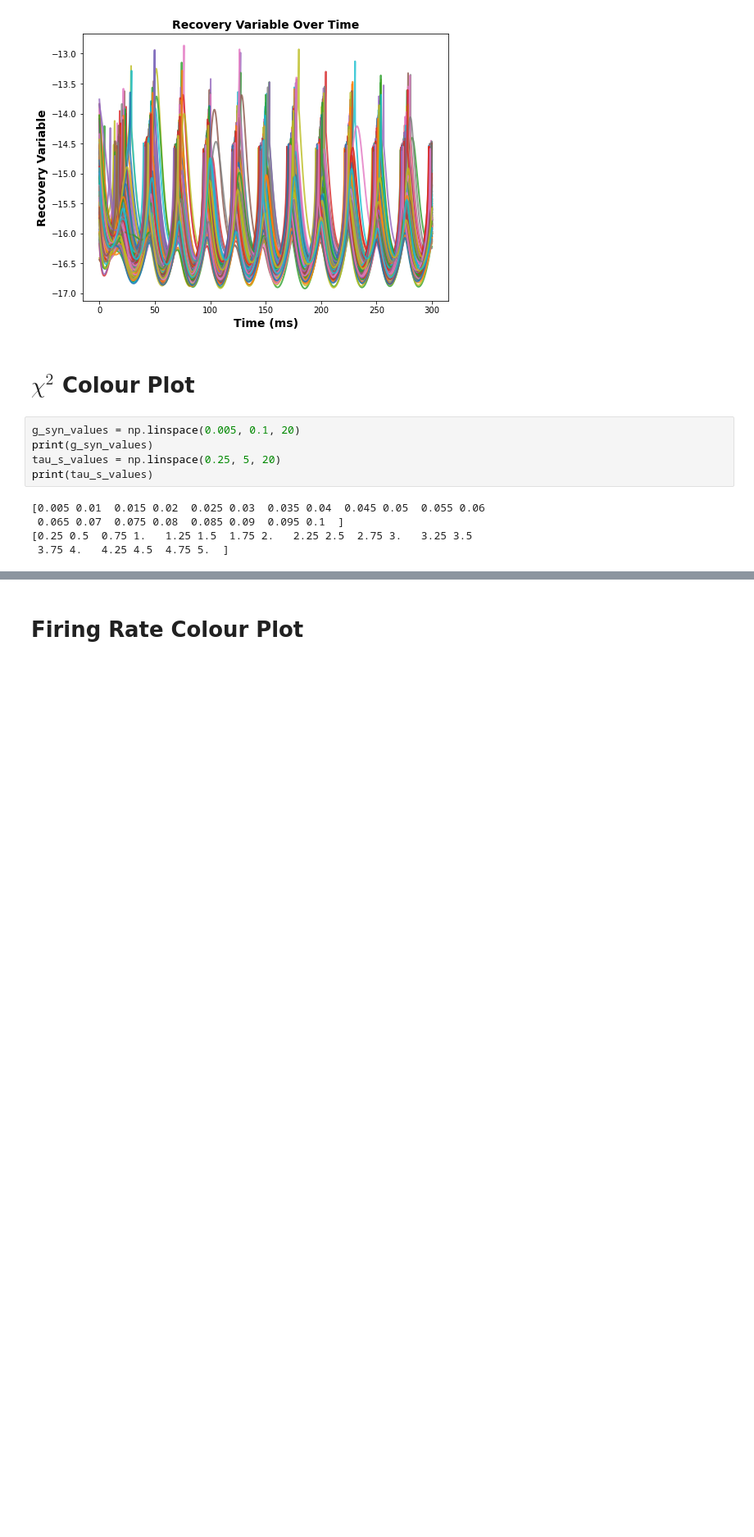
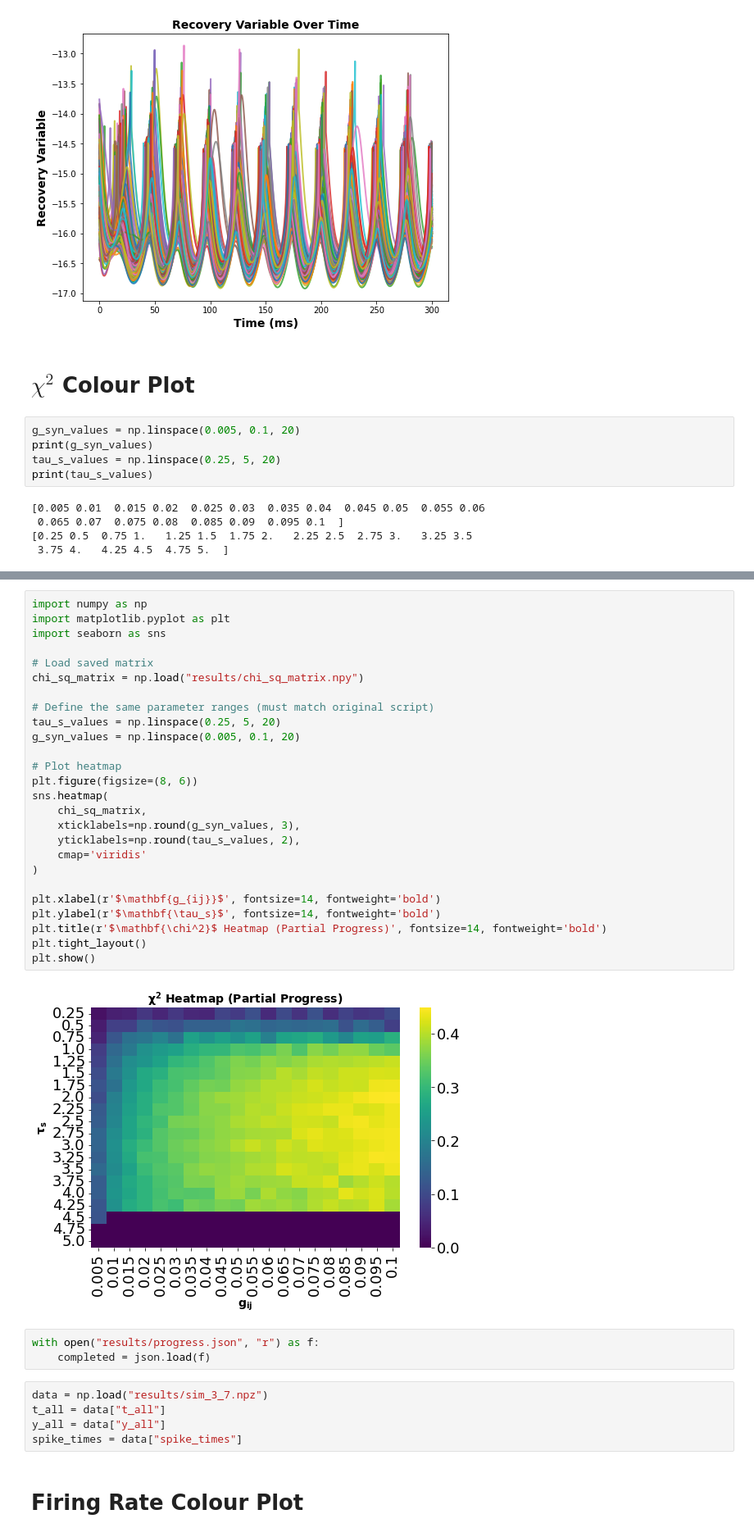
Before and after one commit to davidkelly2002/Final_Year_Thesis_Code, a Jupyter notebook: Colour Plots (Chapter 3).ipynb, the cells around one changed output, grey strips where cells are left out. Shown at 82% size. Drawn from its saved outputs; the diff is of its cells as text; blank space fills up the shorter version.

```diff
--- a/Colour Plots (Chapter 3).ipynb
+++ b/Colour Plots (Chapter 3).ipynb
@@ -343,3 +415,39 @@ plt.show()
+# %%
+import numpy as np
+import matplotlib.pyplot as plt
+import seaborn as sns
+
+# Load saved matrix
+chi_sq_matrix = np.load("results/chi_sq_matrix.npy")
+
+# Define the same parameter ranges (must match original script)
+tau_s_values = np.linspace(0.25, 5, 20)
+g_syn_values = np.linspace(0.005, 0.1, 20)
+
+# Plot heatmap
+plt.figure(figsize=(8, 6))
+sns.heatmap(
+    chi_sq_matrix,
+    xticklabels=np.round(g_syn_values, 3),
+    yticklabels=np.round(tau_s_values, 2),
+    cmap='viridis'
+)
+
+plt.xlabel(r'$\mathbf{g_{ij}}$', fontsize=14, fontweight='bold')
+plt.ylabel(r'$\mathbf{\tau_s}$', fontsize=14, fontweight='bold')
+plt.title(r'$\mathbf{\chi^2}$ Heatmap (Partial Progress)', fontsize=14, fontweight='bold')
+plt.tight_layout()
+plt.show()
+# %% [output]
+[figure, added]
+# %%
+with open("results/progress.json", "r") as f:
+    completed = json.load(f)
+# %%
+data = np.load("results/sim_3_7.npz")
+t_all = data["t_all"]
+y_all = data["y_all"]
+spike_times = data["spike_times"]
 # %% [markdown]
 # Firing Rate Colour Plot
 # %%
```
Also changed, not shown: parts of 15 cells of this notebook, 1 other file.
